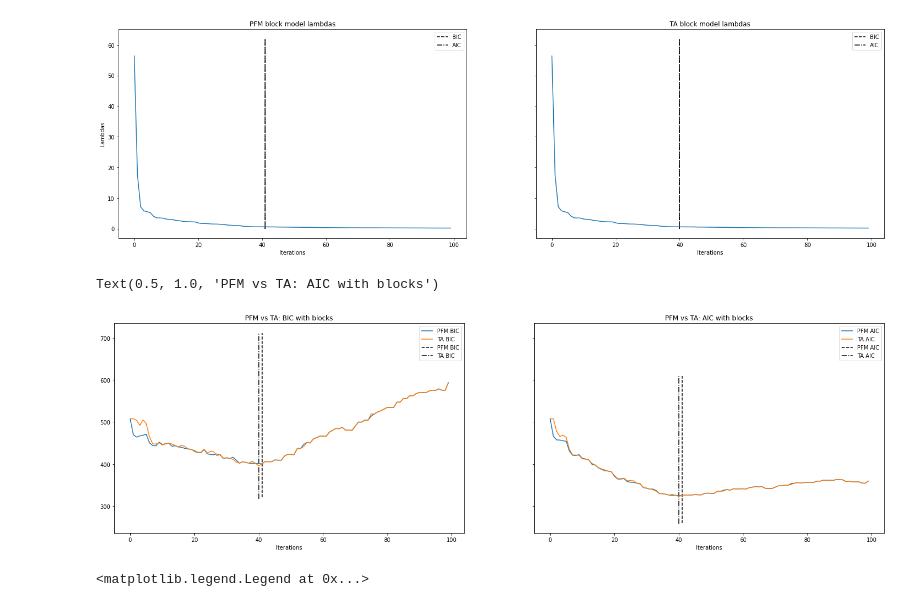
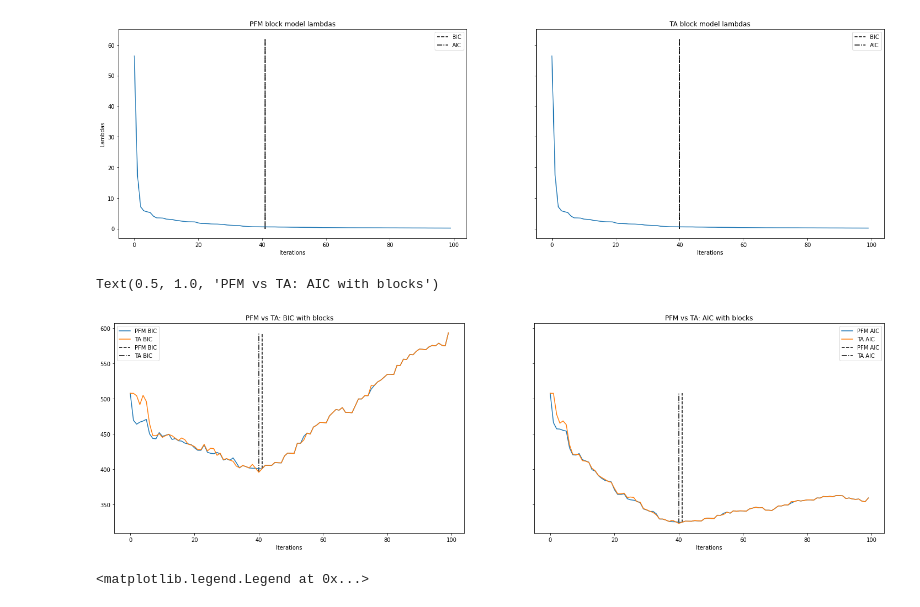
Before and after one commit to eurunuela/pfm_vs_ta, a Jupyter notebook: pfm_vs_ta.ipynb, the cells around one changed output. Saved outputs shown, nothing was run; the diff lists cells and outputs as text; code cells hidden in the pictures.

```diff
--- a/pfm_vs_ta.ipynb
+++ b/pfm_vs_ta.ipynb
@@ -396,22 +396,22 @@ Text(0.5, 1.0, 'TA block model lambdas')
 # %%
 fig, (ax1, ax2) = plt.subplots(1, 2, sharey=True, figsize=(25,7))
 ax1.plot(bic_pfm_block, label='PFM BIC')
 ax1.plot(bic_ta_block, label='TA BIC')
-ax1.vlines(x=bic_pfm_block_idx, ymin=0.8*np.min(bic_pfm_block), ymax=1.2*np.max(bic_pfm_block), color='black', linestyles='dashed', label='PFM BIC')
-ax1.vlines(x=bic_ta_block_idx, ymin=0.8*np.min(bic_ta_block), ymax=1.2*np.max(bic_ta_block), color='black', linestyles='dashdot', label='TA BIC')
+ax1.vlines(x=bic_pfm_block_idx, ymin=np.min(bic_pfm_block), ymax=np.max(bic_pfm_block), color='black', linestyles='dashed', label='PFM BIC')
+ax1.vlines(x=bic_ta_block_idx, ymin=np.min(bic_ta_block), ymax=np.max(bic_ta_block), color='black', linestyles='dashdot', label='TA BIC')
 ax1.set(xlabel='Iterations')
 ax1.set_title('PFM vs TA: BIC with blocks')
 ax1.legend()
 ax2.plot(aic_pfm_block, label='PFM AIC')
 ax2.plot(aic_ta_block, label='TA AIC')
-ax2.vlines(x=aic_pfm_block_idx, ymin=0.8*np.min(aic_pfm_block), ymax=1.2*np.max(aic_pfm_block), color='black', linestyles='dashed', label='PFM AIC')
-ax2.vlines(x=aic_ta_block_idx, ymin=0.8*np.min(aic_ta_block), ymax=1.2*np.max(aic_ta_block), color='black', linestyles='dashdot', label='TA AIC')
+ax2.vlines(x=aic_pfm_block_idx, ymin=np.min(aic_pfm_block), ymax=np.max(aic_pfm_block), color='black', linestyles='dashed', label='PFM AIC')
+ax2.vlines(x=aic_ta_block_idx, ymin=np.min(aic_ta_block), ymax=np.max(aic_ta_block), color='black', linestyles='dashdot', label='TA AIC')
 ax2.set(xlabel='Iterations')
 ax2.legend()
 ax2.set_title('PFM vs TA: AIC with blocks')
 # %% [output]
 Text(0.5, 1.0, 'PFM vs TA: AIC with blocks')
-[figure, old version]
+[figure, new version]
 # %%
 pfm_2_plot = pfm_block_coef_path[:,bic_pfm_block_idx]
 ta_2_plot = ta_block_coef_path[:,bic_ta_block_idx]
```
Also changed, not shown: parts of 1 cell of this notebook.
